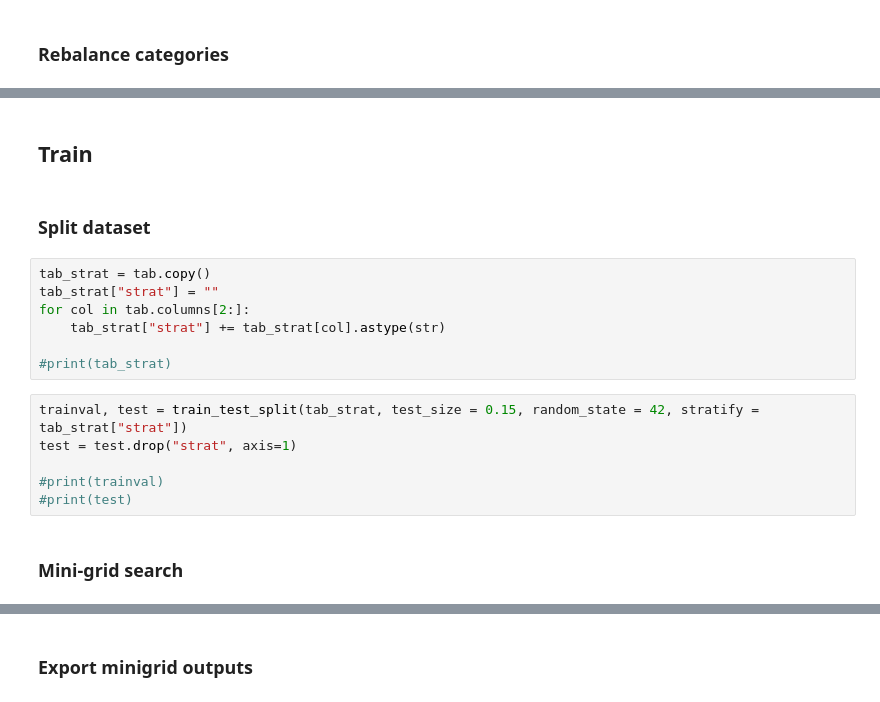
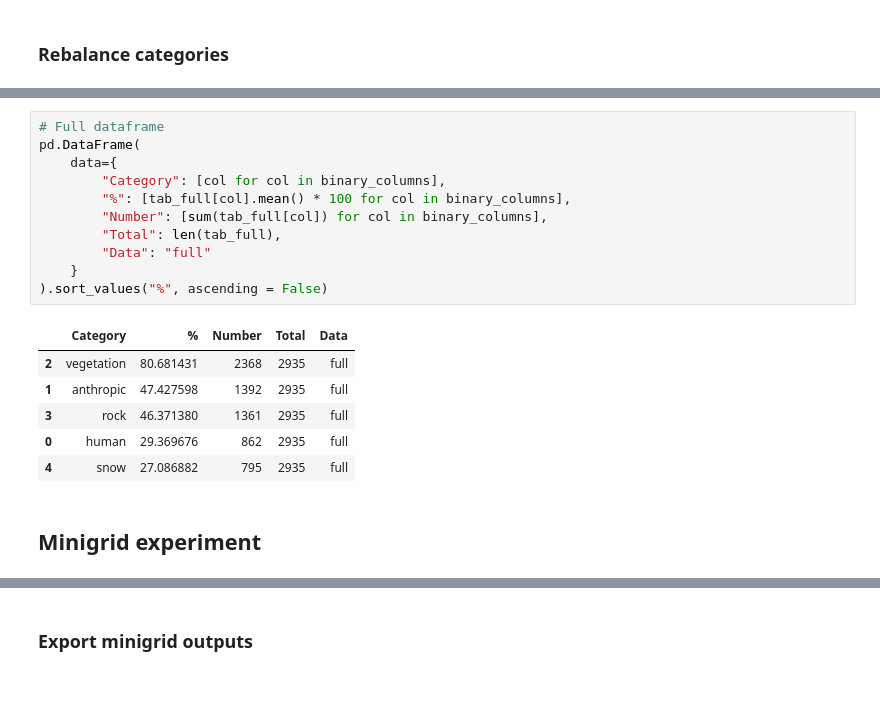
Before and after one commit to RESOTEC-inrae/AI, a Jupyter notebook: AI_Flickr.ipynb, the cells around one changed output, grey strips where cells are left out. Drawn from its saved outputs; the diff is of its cells as text.

```diff
--- a/AI_Flickr.ipynb
+++ b/AI_Flickr.ipynb
@@ -137,19 +190,20 @@ print(tab_external.shape)
+# %%
+# Full dataframe
+pd.DataFrame(
+    data={
+        "Category": [col for col in binary_columns],
+        "%": [tab_full[col].mean() * 100 for col in binary_columns],
+        "Number": [sum(tab_full[col]) for col in binary_columns],
+        "Total": len(tab_full),
+        "Data": "full"
+    }
+).sort_values("%", ascending = False)
+# %% [output]
+|  | Category | % | Number | Total | Data |
+| 2 | vegetation | 80.681431 | 2368 | 2935 | full |
+| 1 | anthropic | 47.427598 | 1392 | 2935 | full |
+| 3 | rock | 46.371380 | 1361 | 2935 | full |
+| 0 | human | 29.369676 | 862 | 2935 | full |
+| 4 | snow | 27.086882 | 795 | 2935 | full |
 # %% [markdown]
-## Train
+## Minigrid experiment
-# %% [markdown]
-### Split dataset
-# %%
-tab_strat = tab.copy()
-tab_strat["strat"] = ""
-for col in tab.columns[2:]:
-    tab_strat["strat"] += tab_strat[col].astype(str)
-
-#print(tab_strat)
-# %%
-trainval, test = train_test_split(tab_strat, test_size = 0.15, random_state = 42, stratify = tab_strat["strat"])
-test = test.drop("strat", axis=1)
-
-#print(trainval)
-#print(test)
-# %% [markdown]
-### Mini-grid search
```
Also changed, not shown: parts of 27 cells of this notebook, 1 other file.
